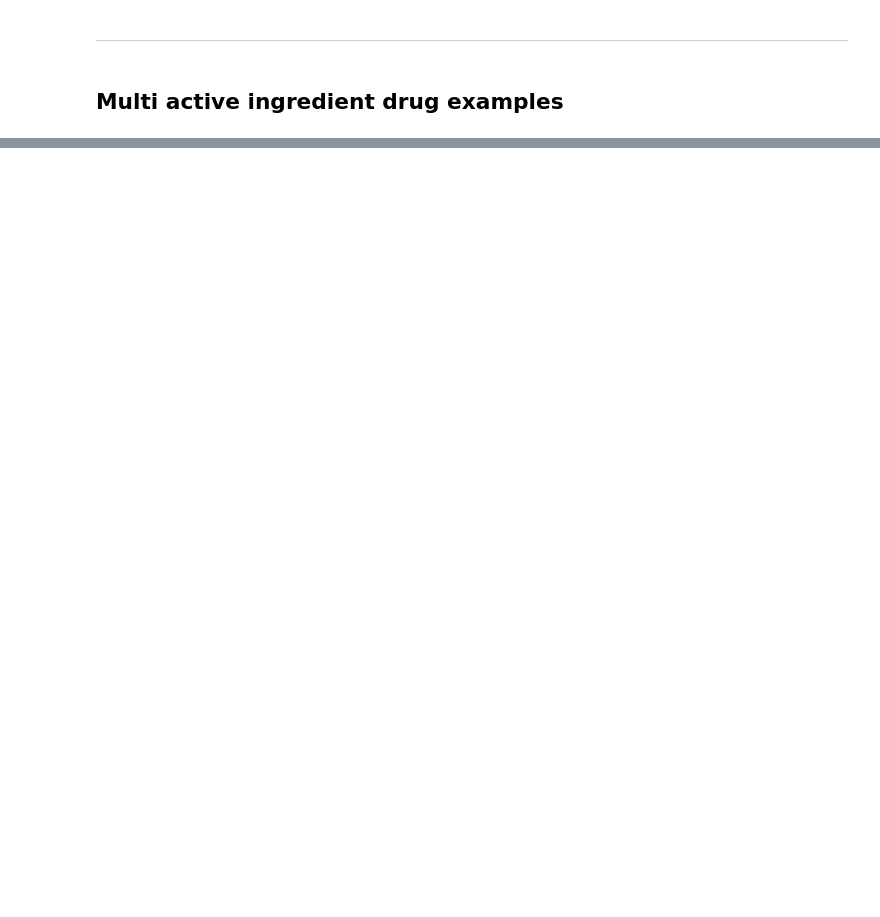
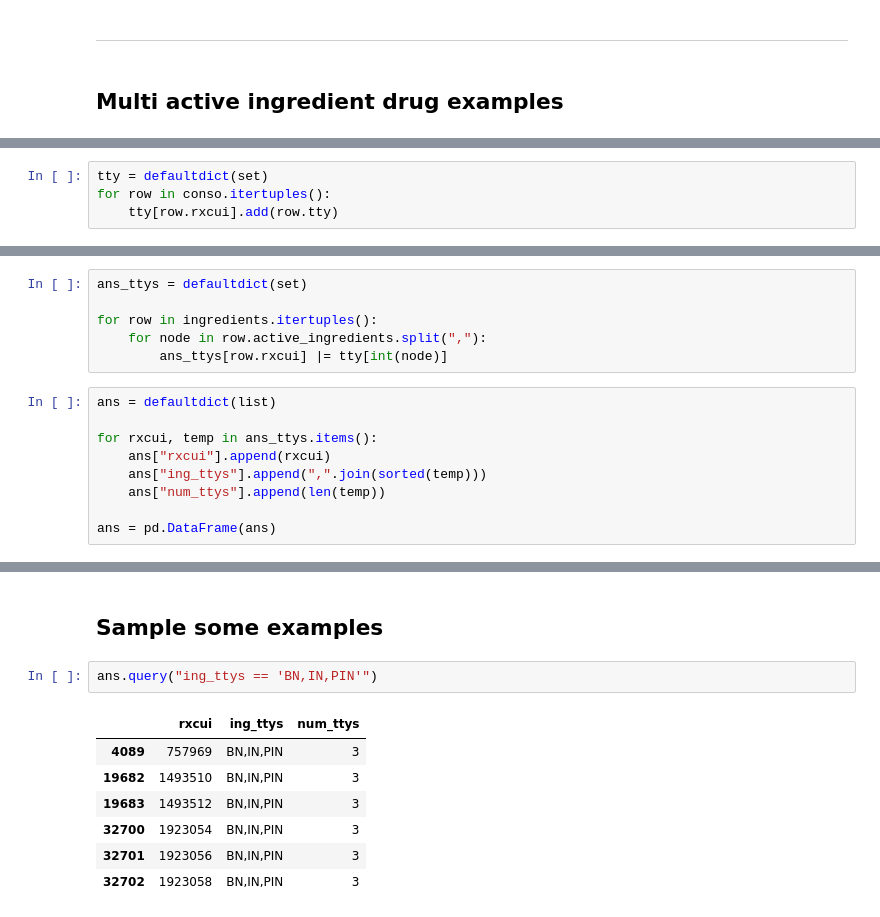
Before and after one commit to veleritas/ndc_active_ingredients, a Jupyter notebook: code/ingredients/validate_mapping_results.ipynb, the cells around one changed output, grey strips where cells are left out. Saved outputs shown, nothing was run; the diff lists cells and outputs as text; blank space fills up the shorter version.

```diff
--- a/code/ingredients/validate_mapping_results.ipynb
+++ b/code/ingredients/validate_mapping_results.ipynb
@@ -242,0 +275,4 @@ res.query("rxcui == 543879")
+# %%
+tty = defaultdict(set)
+for row in conso.itertuples():
+    tty[row.rxcui].add(row.tty)
@@ -242,0 +281,15 @@ res.query("rxcui == 543879")
+# %%
+ans_ttys = defaultdict(set)
+
+for row in ingredients.itertuples():
+    for node in row.active_ingredients.split(","):
+        ans_ttys[row.rxcui] |= tty[int(node)]
+# %%
+ans = defaultdict(list)
+
+for rxcui, temp in ans_ttys.items():
+    ans["rxcui"].append(rxcui)
+    ans["ing_ttys"].append(",".join(sorted(temp)))
+    ans["num_ttys"].append(len(temp))
+
+ans = pd.DataFrame(ans)
@@ -242,0 +341,12 @@ res.query("rxcui == 543879")
+# %% [markdown]
+## Sample some examples
+# %%
+ans.query("ing_ttys == 'BN,IN,PIN'")
+# %% [output]
+|  | rxcui | ing_ttys | num_ttys |
+| 4089 | 757969 | BN,IN,PIN | 3 |
+| 19682 | 1493510 | BN,IN,PIN | 3 |
+| 19683 | 1493512 | BN,IN,PIN | 3 |
+| 32700 | 1923054 | BN,IN,PIN | 3 |
+| 32701 | 1923056 | BN,IN,PIN | 3 |
+| 32702 | 1923058 | BN,IN,PIN | 3 |
```
Also changed, not shown: parts of 19 cells of this notebook.
